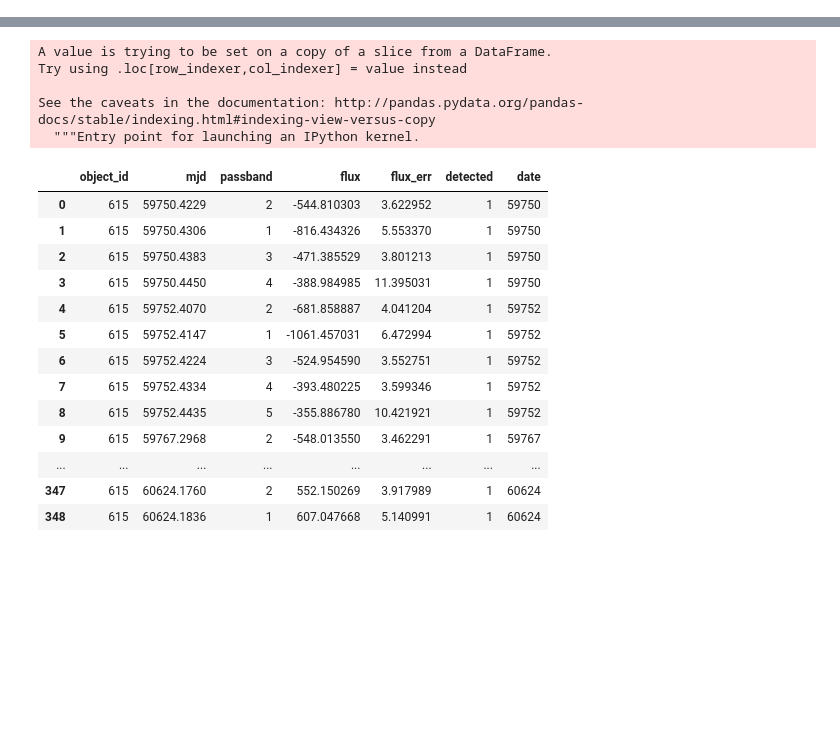
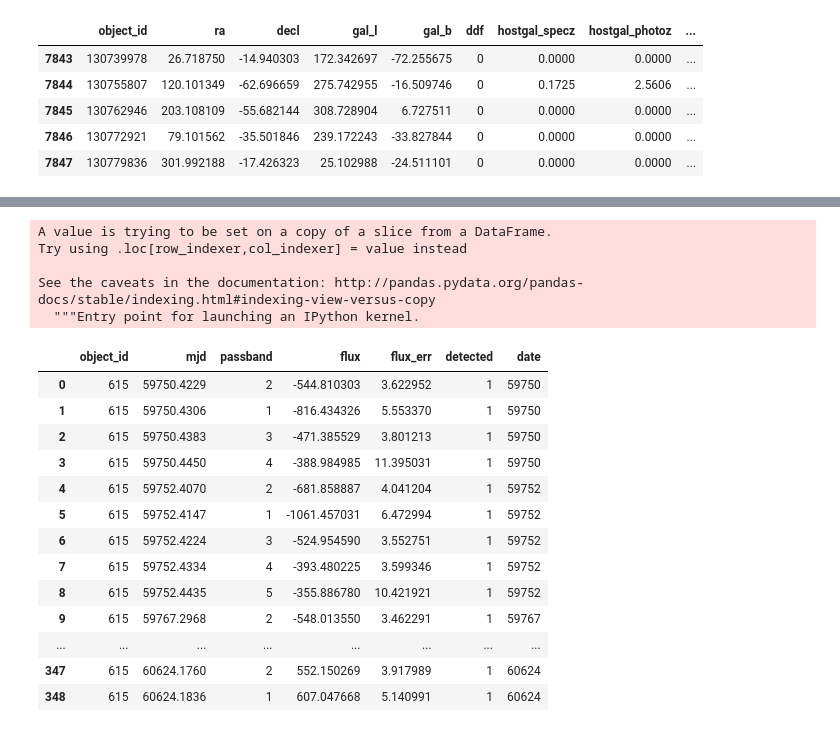
Before and after one commit to KazukiOnodera/PLAsTiCC-2018, a Jupyter notebook: jn/Untitled.ipynb, the cells around one changed output, grey strips where cells are left out. Drawn from its saved outputs; the diff is of its cells as text; code cells hidden in the pictures; blank space fills up the shorter version.

```diff
--- a/jn/Untitled.ipynb
+++ b/jn/Untitled.ipynb
@@ -7,3 +16,12 @@ tr_log = pd.read_feather('../data/train_log.f')
+# %%
+tr.tail()
+# %% [output]
+|  | object_id | ra | decl | gal_l | gal_b | ddf | hostgal_specz | hostgal_photoz | ... |
+| 7843 | 130739978 | 26.718750 | -14.940303 | 172.342697 | -72.255675 | 0 | 0.0000 | 0.0000 | ... |
+| 7844 | 130755807 | 120.101349 | -62.696659 | 275.742955 | -16.509746 | 0 | 0.1725 | 2.5606 | ... |
+| 7845 | 130762946 | 203.108109 | -55.682144 | 308.728904 | 6.727511 | 0 | 0.0000 | 0.0000 | ... |
+| 7846 | 130772921 | 79.101562 | -35.501846 | 239.172243 | -33.827844 | 0 | 0.0000 | 0.0000 | ... |
+| 7847 | 130779836 | 301.992188 | -17.426323 | 25.102988 | -24.511101 | 0 | 0.0000 | 0.0000 | ... |
 # %%
 tr_log.head(20)
 # %% [output]
```
Also changed, not shown: parts of 3 cells of this notebook, 17 other files.
